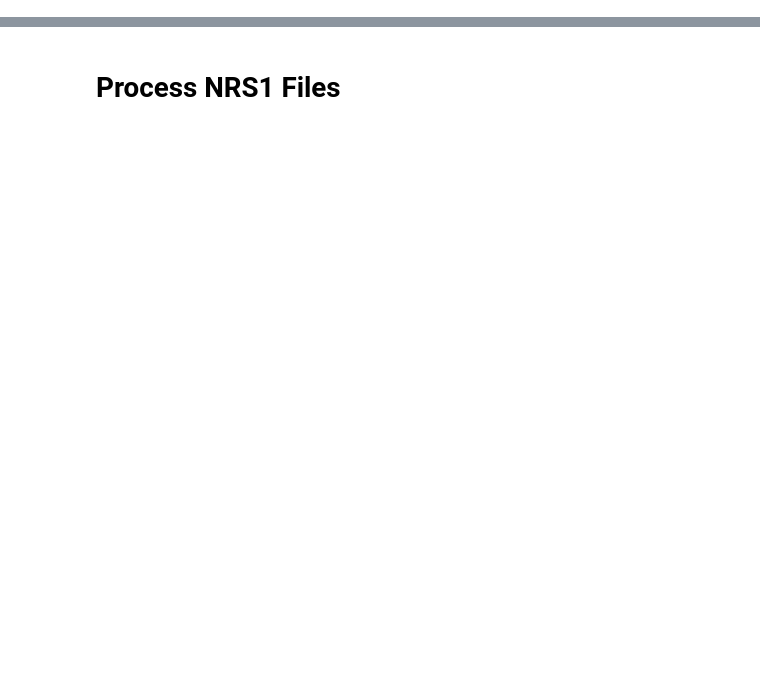
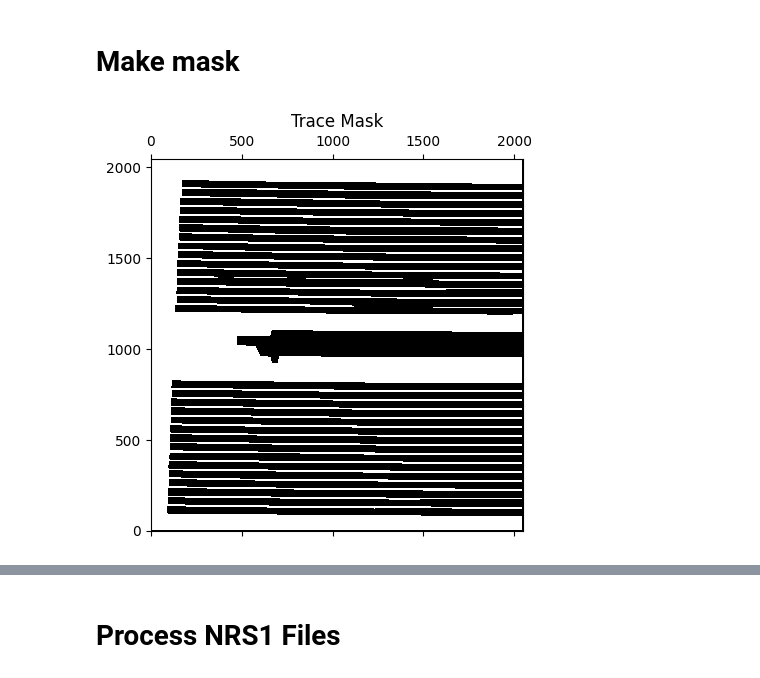
Before and after one commit to ajshajib/RegalJumper, a Jupyter notebook: Run NSClean.ipynb, the cells around one changed output, grey strips where cells are left out. Cells and saved outputs as stored; diff of their text form; code cells hidden in the pictures; blank space fills up the shorter version.

```diff
--- a/Run NSClean.ipynb
+++ b/Run NSClean.ipynb
@@ -65,3 +109,13 @@ plt.show()
+# %% [markdown]
+# Make mask
+# %%
+trace_mask = fits.getdata("./nrs1_rate_red_mask2.fits")
+
+plt.matshow(trace_mask, origin="lower", cmap="Greys_r")
+plt.title("Trace Mask")
+plt.show()
+# %% [output]
+[figure, added]
 # %%
 stage2_cal = fits.getdata("../data/stage2/jw01794001001_02101_00001_nrs1_cal.fits")
 
```
Also changed, not shown: parts of 15 cells of this notebook, 4 other files.
